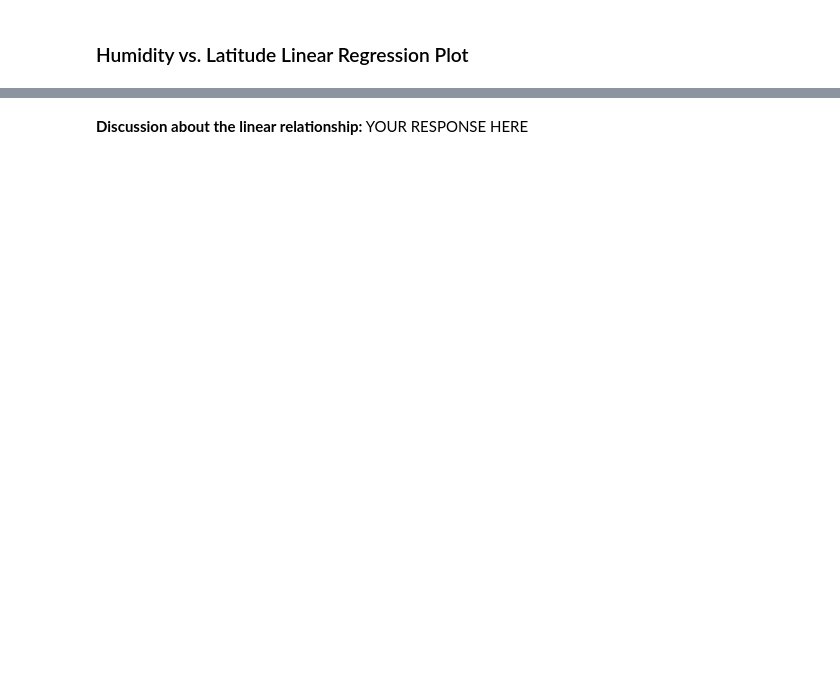
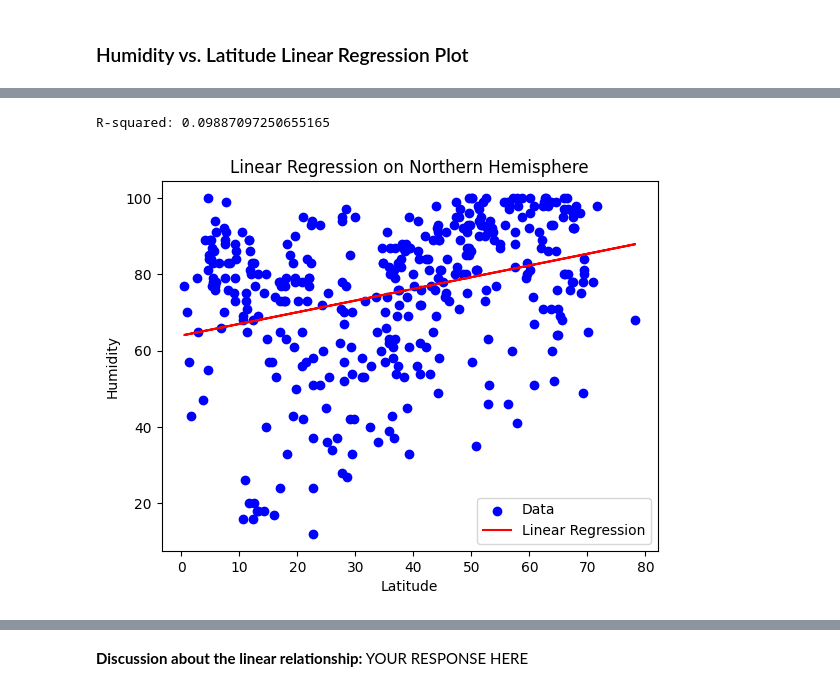
Before and after one commit to Gaddiel0327/python-api-challenge, a Jupyter notebook: WeatherPy/WeatherPy.ipynb, the cells around one changed output, grey strips where cells are left out. Drawn from its saved outputs; the diff is of its cells as text; code cells hidden in the pictures; blank space fills up the shorter version.

```diff
--- a/WeatherPy/WeatherPy.ipynb
+++ b/WeatherPy/WeatherPy.ipynb
@@ -385,0 +439,28 @@ The r-value is: 0.0002808747046324607
+# %%
+# Northern Hemisphere
+# Perform linear regression
+slope, intercept, rvalue, pvalue, stderr = linregress(northern_hemi_df['Lat'], northern_hemi_df['Humidity'])
+
+# Calculate regression line
+regress_values = northern_hemi_df['Lat'] * slope + intercept
+
+# Plot the data points
+plt.scatter(northern_hemi_df['Lat'], northern_hemi_df['Humidity'], color='blue', label='Data')
+
+# Plot the regression line
+plt.plot(northern_hemi_df['Lat'], regress_values, color='red', label='Linear Regression')
+
+# Add labels and legend
+plt.xlabel('Latitude')
+plt.ylabel('Humidity')
+plt.title('Linear Regression on Northern Hemisphere')
+plt.legend()
+
+# Print the r-squared value
+print(f"R-squared: {rvalue**2}")
+
+# Show plot
+plt.show()
+# %% [output]
+R-squared: 0.09887097250655165
+[figure, added]
```
Also changed, not shown: parts of 36 cells of this notebook, 5 other files.
